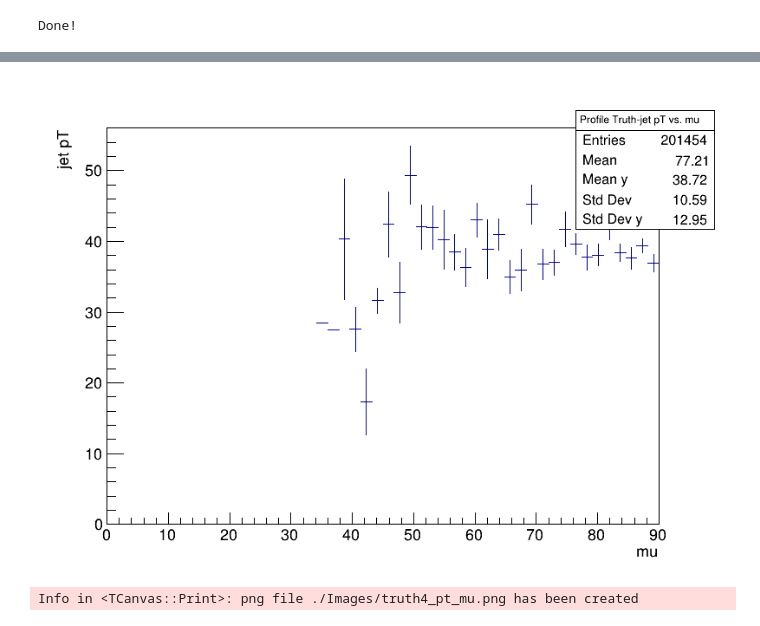
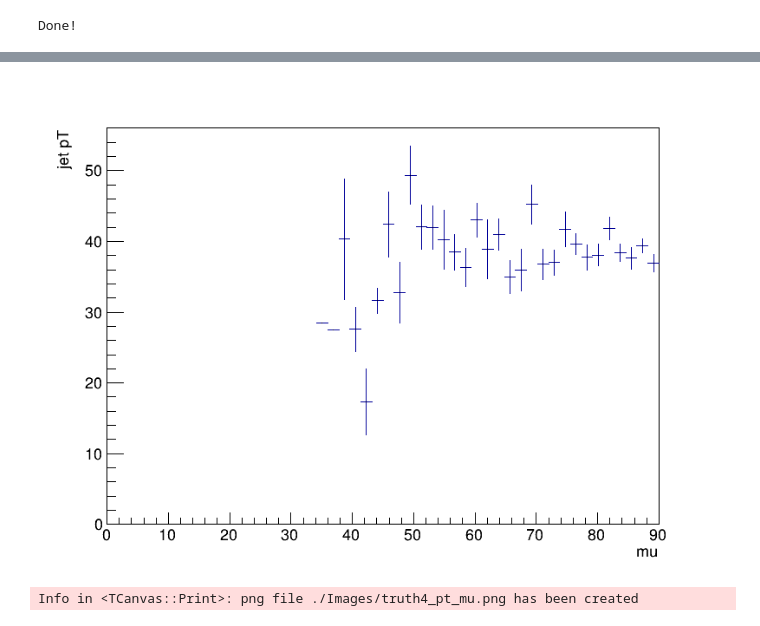
Before and after one commit to anmgomezmo/Exercises_2_root, a Jupyter notebook: Excercise 3.ipynb, the cells around one changed output, grey strips where cells are left out. Cells and saved outputs as stored; diff of their text form; code cells hidden in the pictures.

```diff
--- a/Excercise 3.ipynb
+++ b/Excercise 3.ipynb
@@ -121,8 +126,9 @@ canvas2->SaveAs("./Images/truth4_pt_npv.png");
 Info in <TCanvas::Print>: png file ./Images/truth4_pt_npv.png has been created
 # %%
 prof_truthR4pt_mu->Draw("");
+prof_truthR4pt_mu->SetStats(0);
 canvas2->Draw();
 canvas2->SaveAs("./Images/truth4_pt_mu.png");
 # %% [output]
-[figure, old version]
+[figure, new version]
 Info in <TCanvas::Print>: png file ./Images/truth4_pt_mu.png has been created
```
Also changed, not shown: parts of 4 cells of this notebook, 7 other files.
